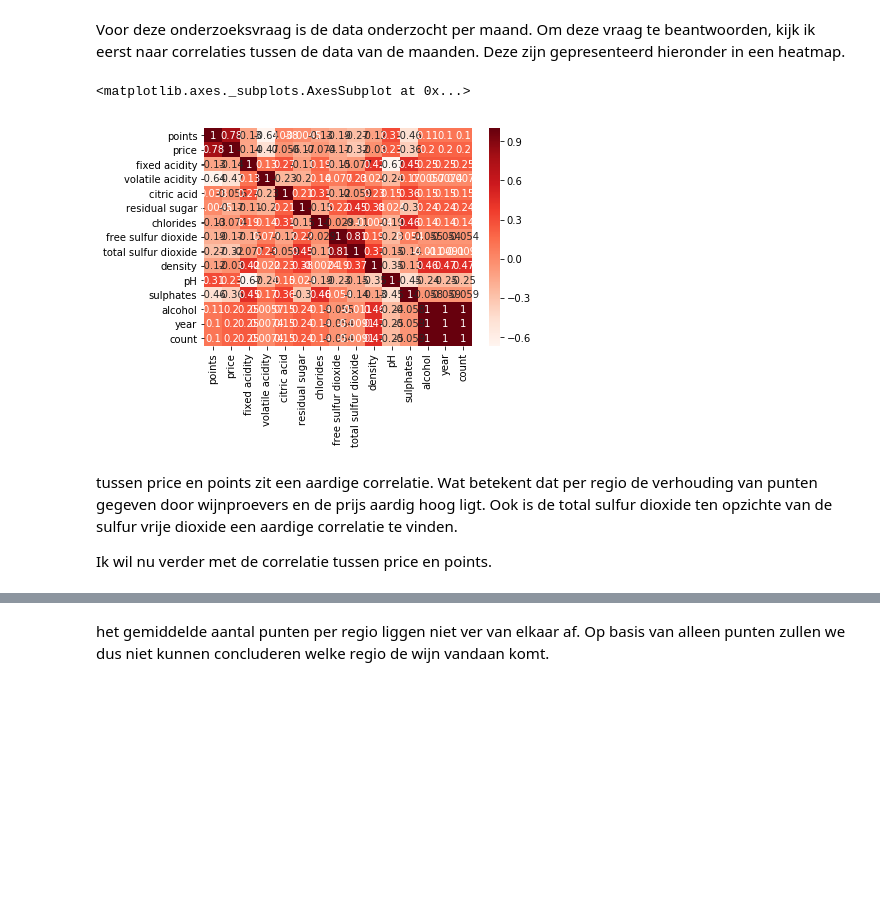
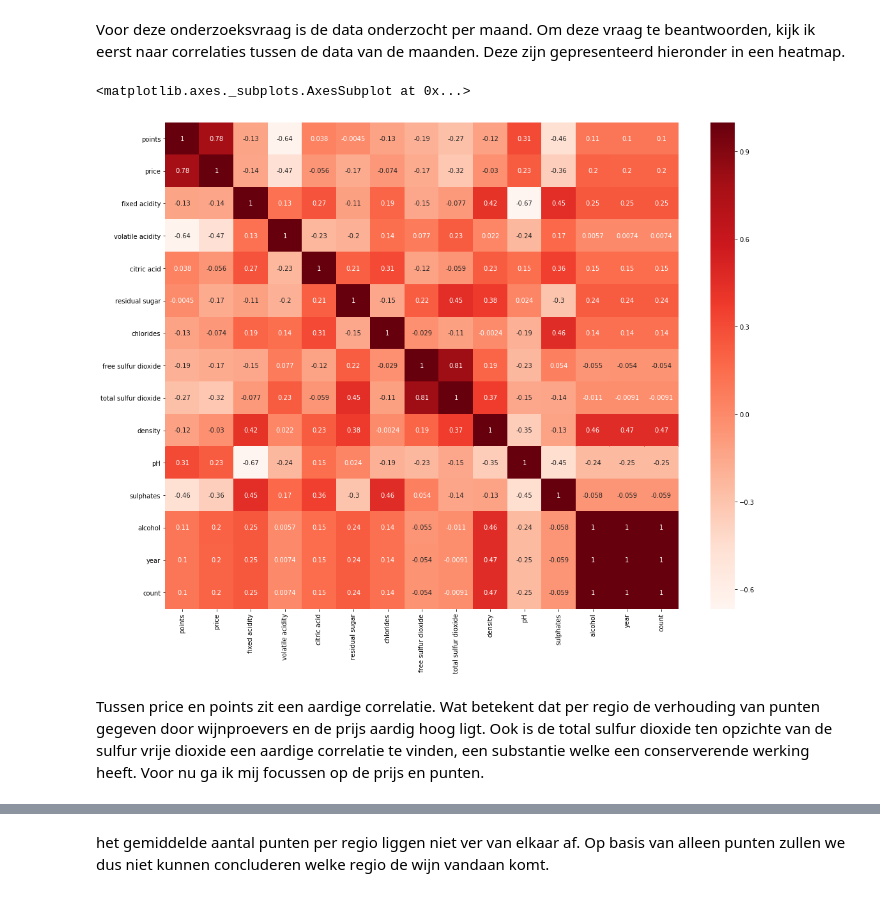
Before and after one commit to LucasVanWijk/Computational_Moddeling_Group_Project, a Jupyter notebook: Final_Wine_Modelling.ipynb, the cells around one changed output, grey strips where cells are left out. Cells and saved outputs as stored; diff of their text form; code cells hidden in the pictures; blank space fills up the shorter version.

```diff
--- a/Final_Wine_Modelling.ipynb
+++ b/Final_Wine_Modelling.ipynb
@@ -673,21 +672,21 @@ Kan je op basis van score en prijs achterhalen in welke regio de wijn zijn oorsp
 # %% [markdown]
 Voor deze onderzoeksvraag is de data onderzocht per maand. Om deze vraag te beantwoorden, kijk ik eerst naar correlaties tussen de data van de maanden. Deze zijn gepresenteerd hieronder in een heatmap.
 # %%
-# Het omzetten van alle data gegroepeert op maand
+# Het omzetten van alle data gegroepeert op regio
+redwines_interactive = redwines
 redwines['count'] = 1
-avg_per_province = redwines.groupby('province').sum()
-avg_per_province.loc[:, "points":"sulphates"] = avg_per_province.loc[:, "points":"sulphates"].div(avg_per_province['count'], axis=0)
-avg_per_province['province'] = avg_per_province.index
+avg_per_regio = redwines.groupby('province').sum()
+avg_per_regio.loc[:, "points":"sulphates"] = avg_per_regio.loc[:, "points":"sulphates"].div(avg_per_regio['count'], axis=0)
+avg_per_regio['province'] = avg_per_regio.index
 # %%
 # Correlatieschema van alle gemiddeldes van alle maanden
+plt.figure(figsize=(18,14))
 correlation = avg_per_province.corr()
 sns.heatmap(correlation, annot=True, cmap=plt.cm.Reds)
 # %% [output]
 <matplotlib.axes._subplots.AxesSubplot at 0x...>
-[figure, old version]
+[figure, new version]
 # %% [markdown]
-tussen price en points zit een aardige correlatie. Wat betekent dat per regio de verhouding van punten gegeven door wijnproevers en de prijs aardig hoog ligt. Ook is de total sulfur dioxide ten opzichte van de sulfur vrije dioxide een aardige correlatie te vinden.
-
-Ik wil nu verder met de correlatie tussen price en points.
+Tussen price en points zit een aardige correlatie. Wat betekent dat per regio de verhouding van punten gegeven door wijnproevers en de prijs aardig hoog ligt. Ook is de total sulfur dioxide ten opzichte van de sulfur vrije dioxide een aardige correlatie te vinden, een substantie welke een conserverende werking heeft. Voor nu ga ik mij focussen op de prijs en punten.
 # %%
 # Gemiddelde punten per regio
```
Also changed, not shown: parts of 20 cells of this notebook.
